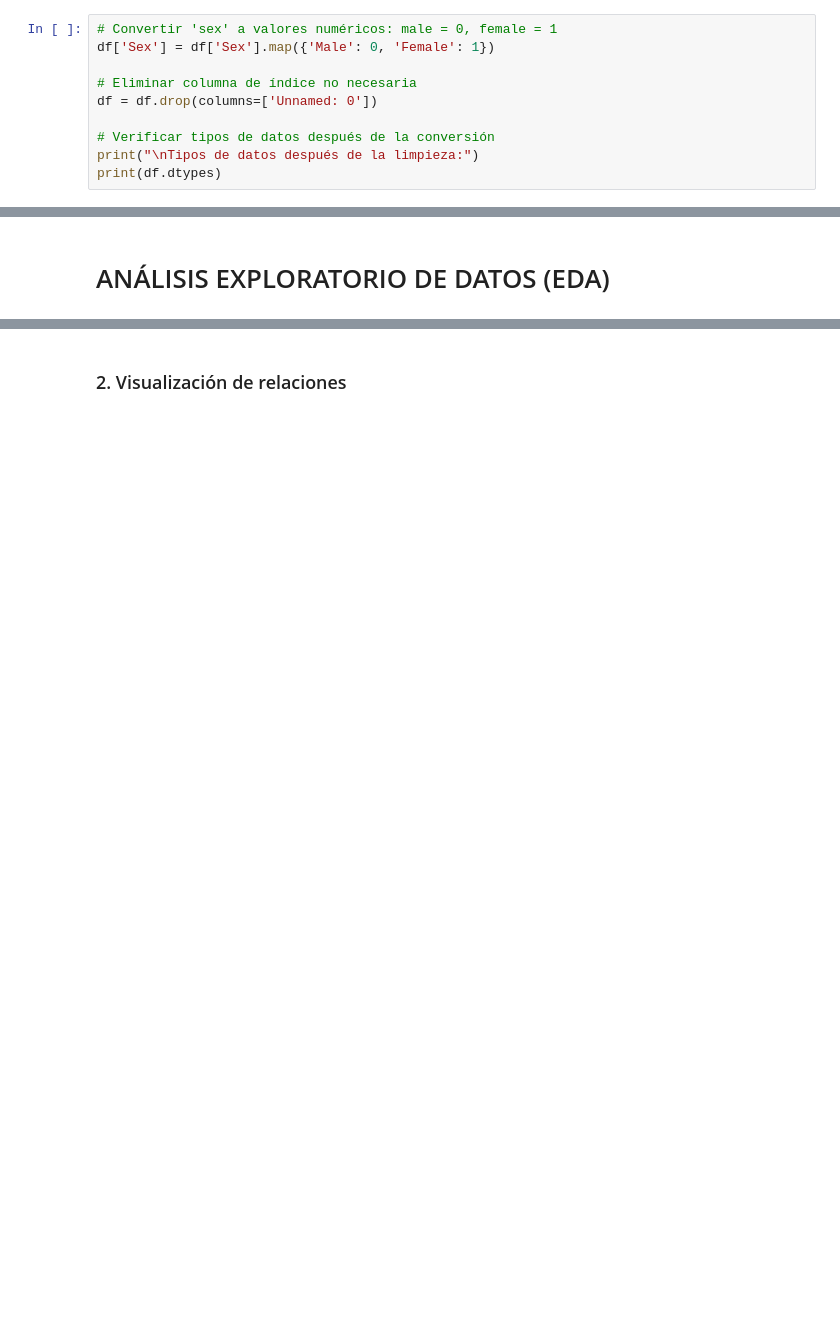
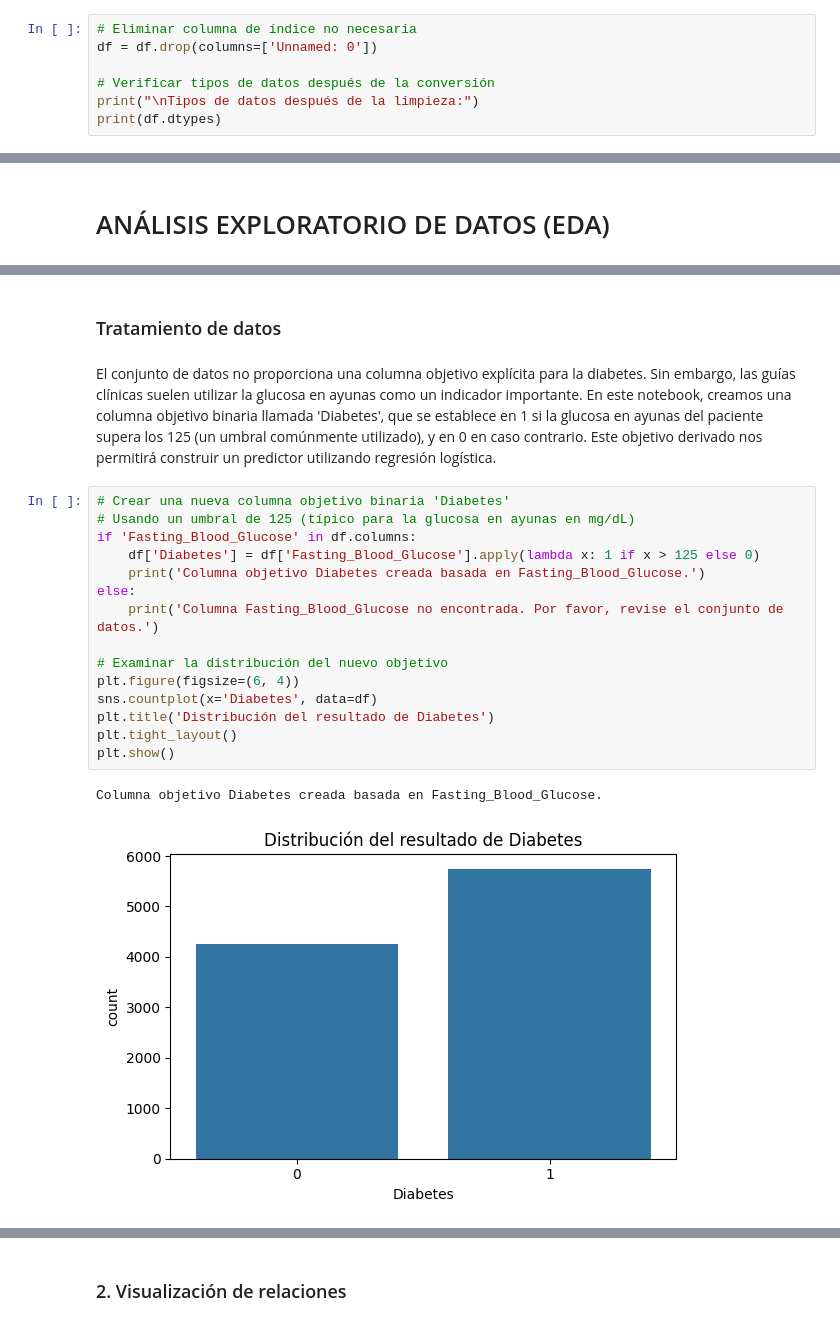
Before and after one commit to luisbustamante21/Semana2-Clasificaci-n-t-cnica-mediante-SVM-y-rboles-de-Decisi-n, a Jupyter notebook: Diabetes_Prediction.ipynb, the cells around one changed output, grey strips where cells are left out. Drawn from its saved outputs; the diff is of its cells as text; blank space fills up the shorter version.

```diff
--- a/Diabetes_Prediction.ipynb
+++ b/Diabetes_Prediction.ipynb
@@ -89,9 +91,6 @@ dtype: object
 # %% [markdown]
 ### 2. Limpiar los tipos de datos inconsistentes
 # %%
-# Convertir 'sex' a valores numéricos: male = 0, female = 1
-df['Sex'] = df['Sex'].map({'Male': 0, 'Female': 1})
-
 # Eliminar columna de índice no necesaria
 df = df.drop(columns=['Unnamed: 0'])
 
@@ -243,0 +319,22 @@ Name: proportion, dtype: float64
+# %% [markdown]
+### Tratamiento de datos
+# %% [markdown]
+El conjunto de datos no proporciona una columna objetivo explícita para la diabetes. Sin embargo, las guías clínicas suelen utilizar la glucosa en ayunas como un indicador importante. En este notebook, creamos una columna objetivo binaria llamada 'Diabetes', que se establece en 1 si la glucosa en ayunas del paciente supera los 125 (un umbral comúnmente utilizado), y en 0 en caso contrario. Este objetivo derivado nos permitirá construir un predictor utilizando regresión logística.
+# %%
+# Crear una nueva columna objetivo binaria 'Diabetes'
+# Usando un umbral de 125 (típico para la glucosa en ayunas en mg/dL)
+if 'Fasting_Blood_Glucose' in df.columns:
+    df['Diabetes'] = df['Fasting_Blood_Glucose'].apply(lambda x: 1 if x > 125 else 0)
+    print('Columna objetivo Diabetes creada basada en Fasting_Blood_Glucose.')
+else:
+    print('Columna Fasting_Blood_Glucose no encontrada. Por favor, revise el conjunto de datos.')
+
+# Examinar la distribución del nuevo objetivo
+plt.figure(figsize=(6, 4))
+sns.countplot(x='Diabetes', data=df)
+plt.title('Distribución del resultado de Diabetes')
+plt.tight_layout()
+plt.show()
+# %% [output]
+Columna objetivo Diabetes creada basada en Fasting_Blood_Glucose.
+[figure, added]
```
Also changed, not shown: parts of 56 cells of this notebook, 12 other files.
